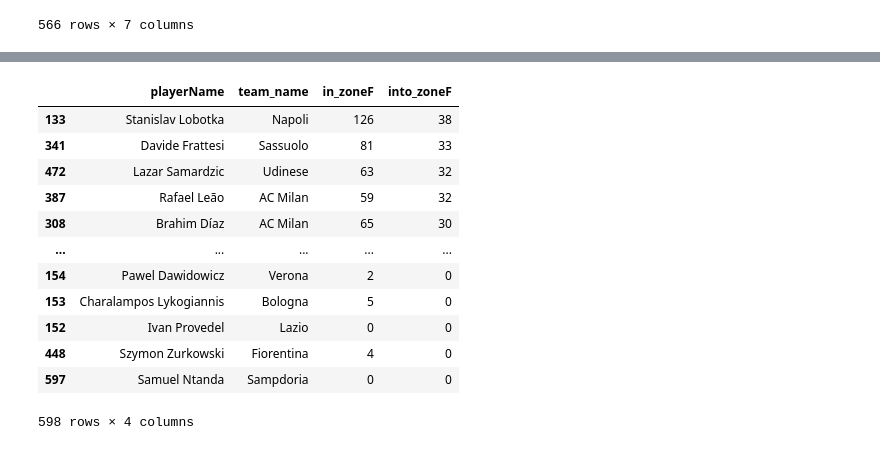
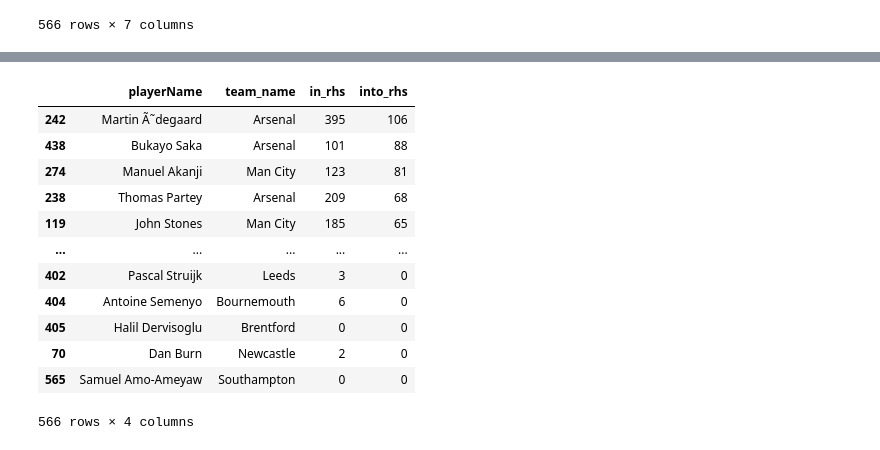
Before and after one commit to pranavm28/Football-Data-Viz, a Jupyter notebook: Halfspace Calculations.ipynb, the cells around one changed output, grey strips where cells are left out. Cells and saved outputs as stored; diff of their text form; code cells hidden in the pictures.

```diff
--- a/Halfspace Calculations.ipynb
+++ b/Halfspace Calculations.ipynb
@@ -182,7 +182,7 @@ actions_z14
 | 568 | 482895.0 | Samuel Amo-Ameyaw | Southampton | 0 | 0 | 0 | 0 | 0 | ... |
 569 rows × 15 columns
 # %%
-carries_z14 = data_carries.groupby(['playerId', 'playerName', 'team_name']).agg(
+carries_hs = data_carries.groupby(['playerId', 'playerName', 'team_name']).agg(
     in_lhs=('in_lhs', 'sum'),
     into_lhs=('into_lhs', 'sum'),
     in_rhs=('in_rhs', 'sum'),
@@ -207,6 +207,7 @@ carries_z14
 # %%
 cols1 = ['playerName' , 'team_name' , 'in_lhs' , 'into_lhs' , 'take_on_won_lhs' , 'take_on_%_lhs' , 'ball_won_lhs']
 cols4 = ['playerName' , 'team_name' , 'in_rhs' , 'into_rhs' , 'take_on_won_rhs' , 'take_on_%_rhs' , 'ball_won_rhs']
-cols2 = ['playerName' , 'team_name' , 'in_zoneF' , 'into_zoneF']
+cols2 = ['playerName' , 'team_name' , 'in_lhs' , 'into_lhs']
+cols5 = ['playerName' , 'team_name' , 'in_rhs' , 'into_rhs']
 cols3= ['playerName' , 'team_name' , 'ball_won_lhs']
 # %%
@@ -246,17 +250,17 @@ lhs_actions_disp.head(10)
 # %%
-z14_carries = carries_z14[cols2]
-z14_carries.sort_values('into_zoneF' , ascending=False)
+rhs_carries = carries_hs[cols5]
+rhs_carries.sort_values('into_rhs' , ascending=False)
 # %% [output]
-|  | playerName | team_name | in_zoneF | into_zoneF |
-| 133 | Stanislav Lobotka | Napoli | 126 | 38 |
-| 341 | Davide Frattesi | Sassuolo | 81 | 33 |
-| 472 | Lazar Samardzic | Udinese | 63 | 32 |
-| 387 | Rafael Leão | AC Milan | 59 | 32 |
-| 308 | Brahim Díaz | AC Milan | 65 | 30 |
+|  | playerName | team_name | in_rhs | into_rhs |
+| 242 | Martin Ã˜degaard | Arsenal | 395 | 106 |
+| 438 | Bukayo Saka | Arsenal | 101 | 88 |
+| 274 | Manuel Akanji | Man City | 123 | 81 |
+| 238 | Thomas Partey | Arsenal | 209 | 68 |
+| 119 | John Stones | Man City | 185 | 65 |
 | ... | ... | ... | ... | ... |
-| 154 | Pawel Dawidowicz | Verona | 2 | 0 |
-| 153 | Charalampos Lykogiannis | Bologna | 5 | 0 |
-| 152 | Ivan Provedel | Lazio | 0 | 0 |
-| 448 | Szymon Zurkowski | Fiorentina | 4 | 0 |
-| 597 | Samuel Ntanda | Sampdoria | 0 | 0 |
+| 402 | Pascal Struijk | Leeds | 3 | 0 |
+| 404 | Antoine Semenyo | Bournemouth | 6 | 0 |
+| 405 | Halil Dervisoglu | Brentford | 0 | 0 |
+| 70 | Dan Burn | Newcastle | 2 | 0 |
+| 565 | Samuel Amo-Ameyaw | Southampton | 0 | 0 |
-598 rows × 4 columns
+566 rows × 4 columns
```
Also changed, not shown: parts of 9 cells of this notebook.
